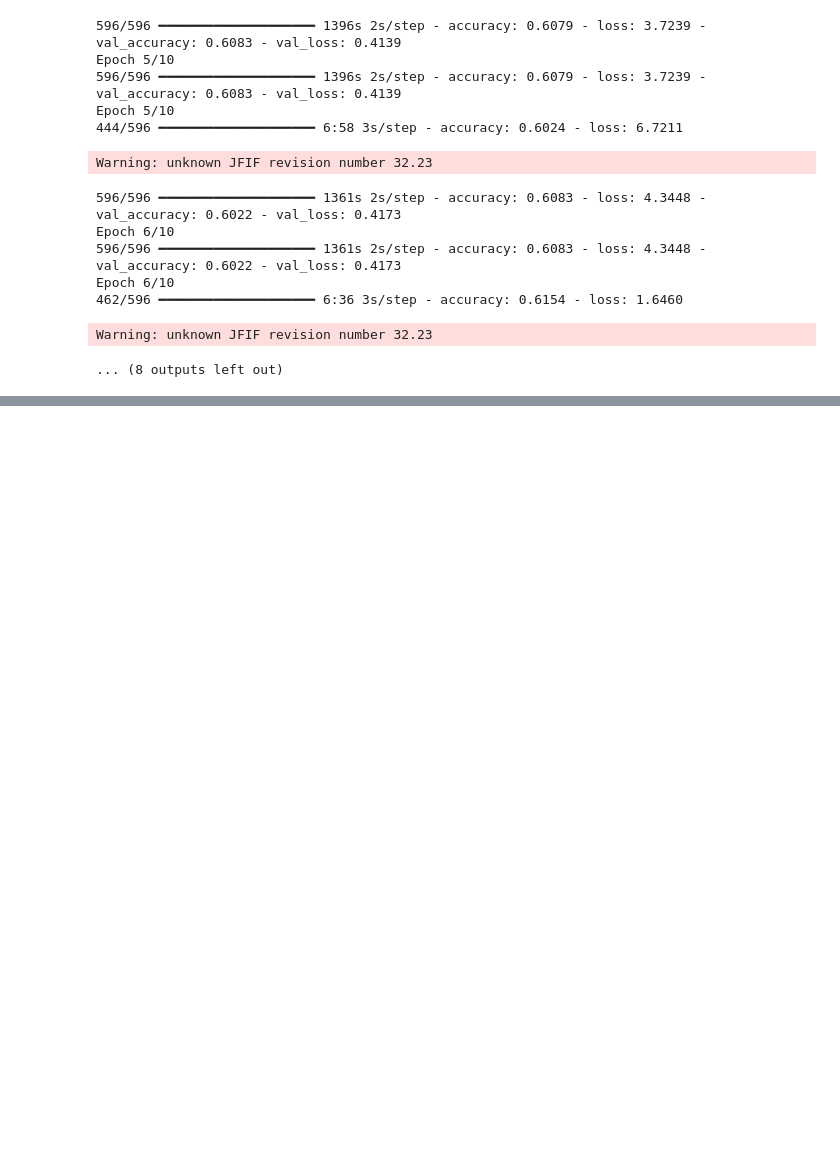
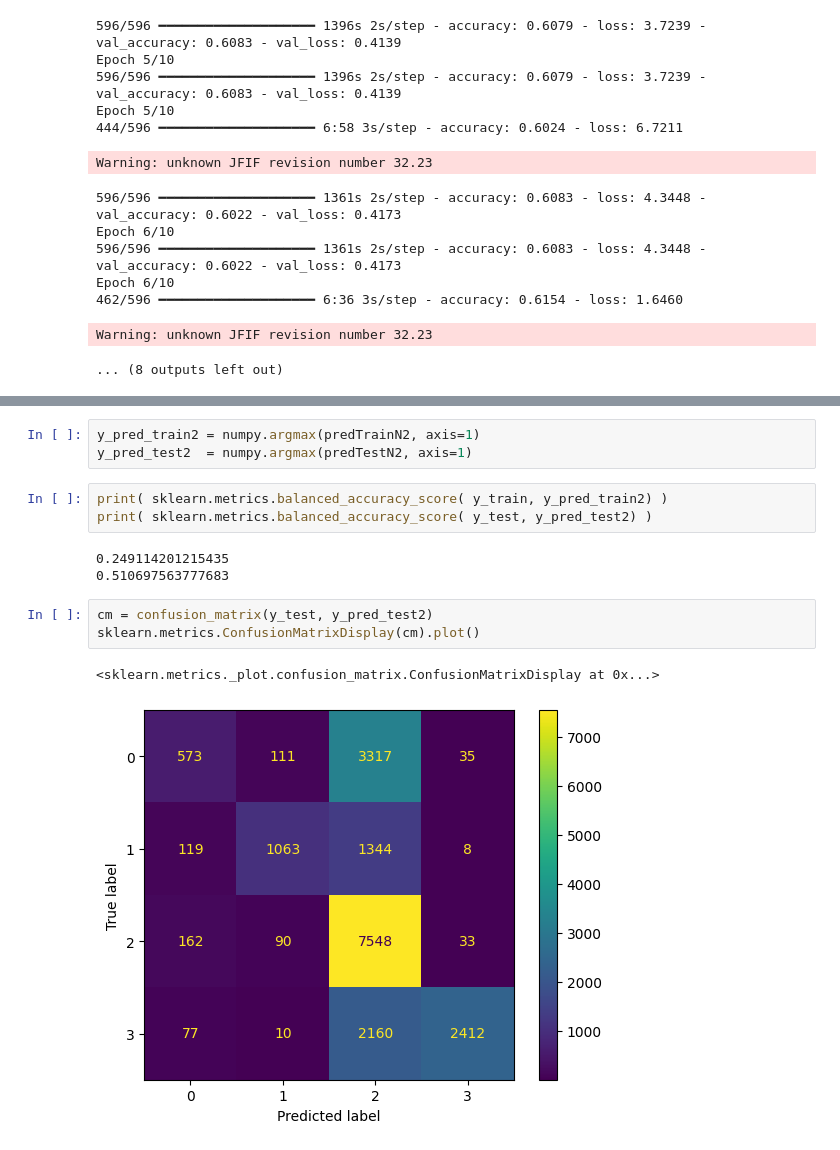
Before and after one commit to emilyedono/FireAndSmokeDetection, a Jupyter notebook: model_draft.ipynb, the cells around one changed output, grey strips where cells are left out. Saved outputs shown, nothing was run; the diff lists cells and outputs as text; blank space fills up the shorter version.

```diff
--- a/model_draft.ipynb
+++ b/model_draft.ipynb
@@ -284,0 +309,15 @@ predTestN2 = model2.predict( dsTest )
+# %%
+y_pred_train2 = numpy.argmax(predTrainN2, axis=1)
+y_pred_test2  = numpy.argmax(predTestN2, axis=1)
+# %%
+print( sklearn.metrics.balanced_accuracy_score( y_train, y_pred_train2) )
+print( sklearn.metrics.balanced_accuracy_score( y_test, y_pred_test2) )
+# %% [output]
+0.249114201215435
+0.510697563777683
+# %%
+cm = confusion_matrix(y_test, y_pred_test2)
+sklearn.metrics.ConfusionMatrixDisplay(cm).plot()
+# %% [output]
+<sklearn.metrics._plot.confusion_matrix.ConfusionMatrixDisplay at 0x...>
+[figure, added]
```
Also changed, not shown: parts of 45 cells of this notebook.
